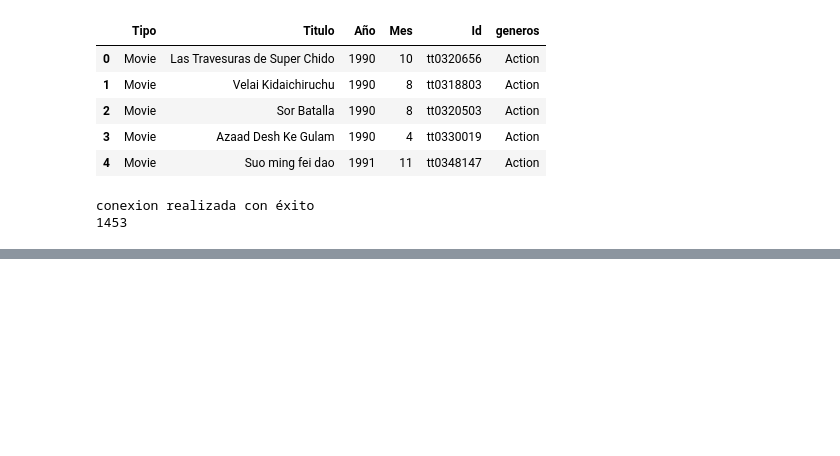
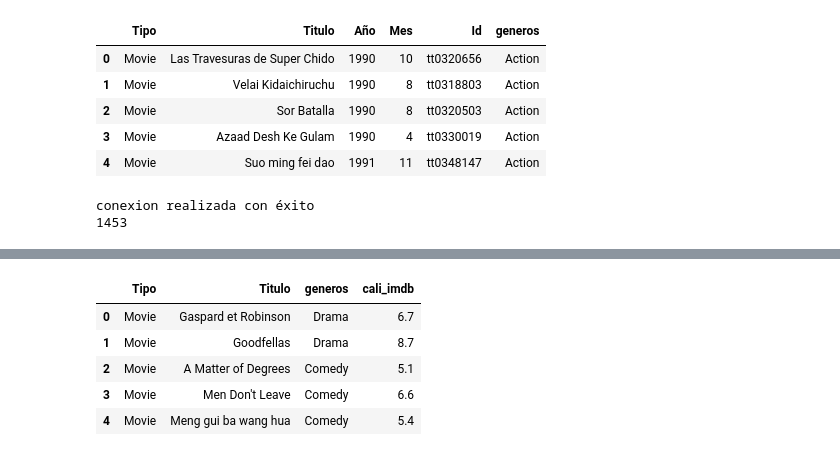
Before and after one commit to santiagorodriguez-dev/proyecto-cinemanalytics, a Jupyter notebook: notebooks/02_bd.ipynb, the cells around one changed output, grey strips where cells are left out. Cells and saved outputs as stored; diff of their text form; code cells hidden in the pictures; blank space fills up the shorter version.

```diff
--- a/notebooks/02_bd.ipynb
+++ b/notebooks/02_bd.ipynb
@@ -157,0 +177,9 @@ conexion realizada con éxito
+# %%
+df_collab.head()
+# %% [output]
+|  | Tipo | Titulo | generos | cali_imdb |
+| 0 | Movie | Gaspard et Robinson | Drama | 6.7 |
+| 1 | Movie | Goodfellas | Drama | 8.7 |
+| 2 | Movie | A Matter of Degrees | Comedy | 5.1 |
+| 3 | Movie | Men Don't Leave | Comedy | 6.6 |
+| 4 | Movie | Meng gui ba wang hua | Comedy | 5.4 |
```
Also changed, not shown: parts of 4 cells of this notebook.
